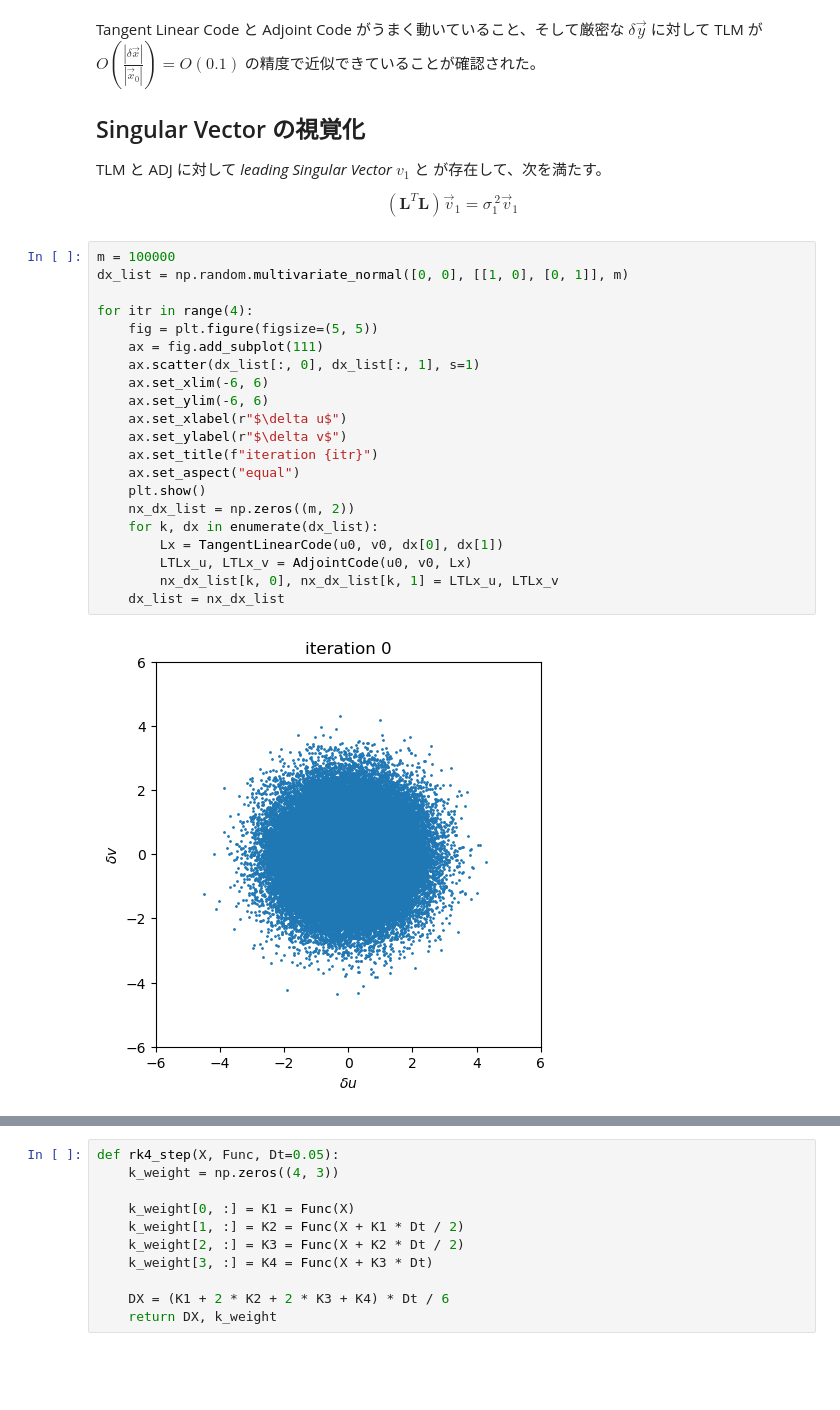
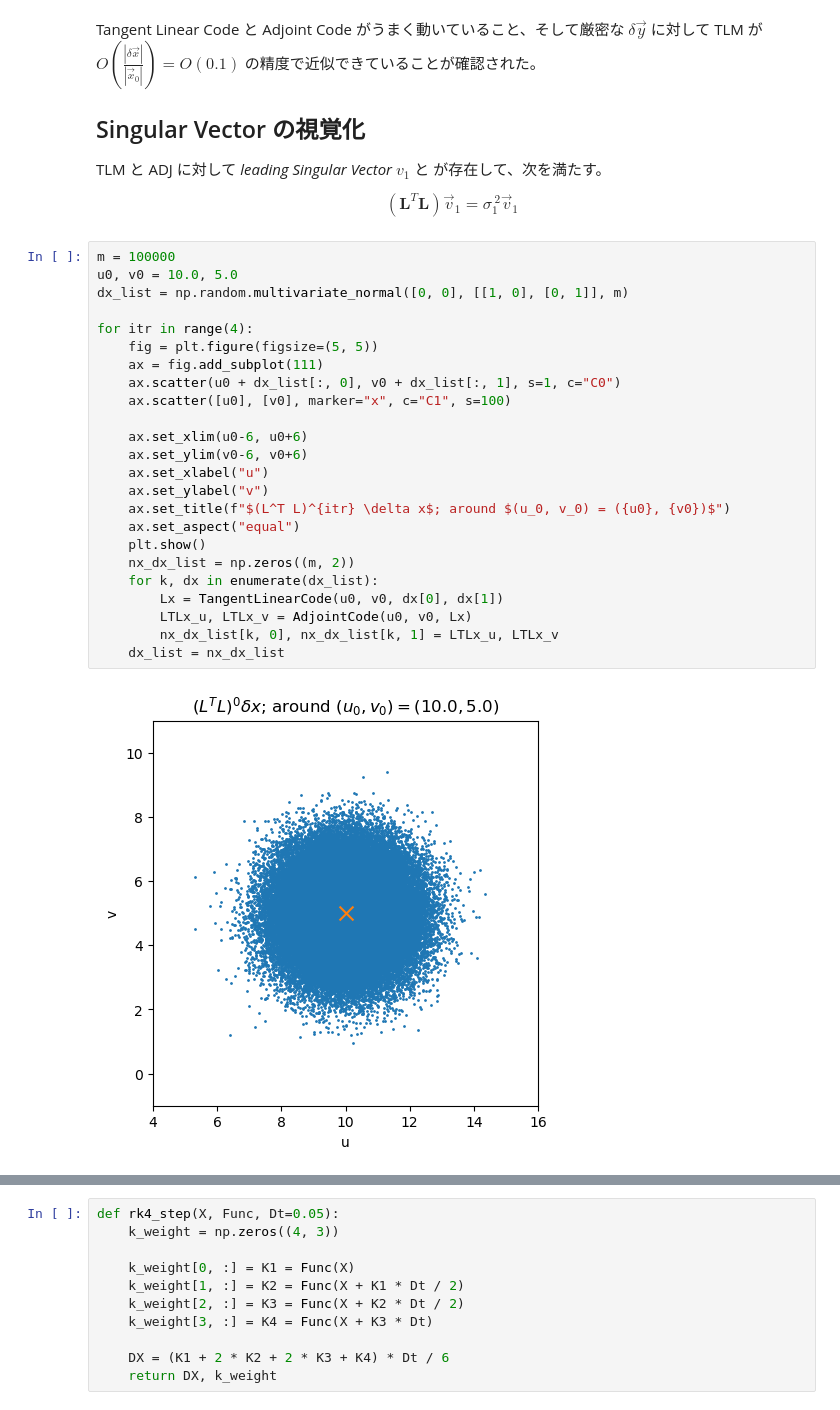
Before and after one commit to satshout/data-assimilation-B, a Jupyter notebook: TLC_AdjC.ipynb, the cells around one changed output, grey strips where cells are left out. Saved outputs shown, nothing was run; the diff lists cells and outputs as text; blank space fills up the shorter version.

```diff
--- a/TLC_AdjC.ipynb
+++ b/TLC_AdjC.ipynb
@@ -203,24 +204,27 @@ TLM と ADJ に対して *leading Singular Vector* $v_1$ と が存在して、
 $$(\mathbf{L}^T \mathbf{L}) \vec{v}_1 = \sigma_1 ^{~2} \vec{v}_1$$
 # %%
 m = 100000
+u0, v0 = 10.0, 5.0
 dx_list = np.random.multivariate_normal([0, 0], [[1, 0], [0, 1]], m)
 
 for itr in range(4):
     fig = plt.figure(figsize=(5, 5))
     ax = fig.add_subplot(111)
-    ax.scatter(dx_list[:, 0], dx_list[:, 1], s=1)
-    ax.set_xlim(-6, 6)
-    ax.set_ylim(-6, 6)
-    ax.set_xlabel(r"$\delta u$")
-    ax.set_ylabel(r"$\delta v$")
-    ax.set_title(f"iteration {itr}")
+    ax.scatter(u0 + dx_list[:, 0], v0 + dx_list[:, 1], s=1, c="C0")
+    ax.scatter([u0], [v0], marker="x", c="C1", s=100)
+
+    ax.set_xlim(u0-6, u0+6)
+    ax.set_ylim(v0-6, v0+6)
+    ax.set_xlabel("u")
+    ax.set_ylabel("v")
+    ax.set_title(f"$(L^T L)^{itr} \delta x$; around $(u_0, v_0) = ({u0}, {v0})$")
     ax.set_aspect("equal")
     plt.show()
     nx_dx_list = np.zeros((m, 2))
     for k, dx in enumerate(dx_list):
         Lx = TangentLinearCode(u0, v0, dx[0], dx[1])
         LTLx_u, LTLx_v = AdjointCode(u0, v0, Lx)
         nx_dx_list[k, 0], nx_dx_list[k, 1] = LTLx_u, LTLx_v
     dx_list = nx_dx_list
 # %% [output]
-[figure, old version]
+[figure, new version]
```
Also changed, not shown: parts of 11 cells of this notebook, 13 other files.
